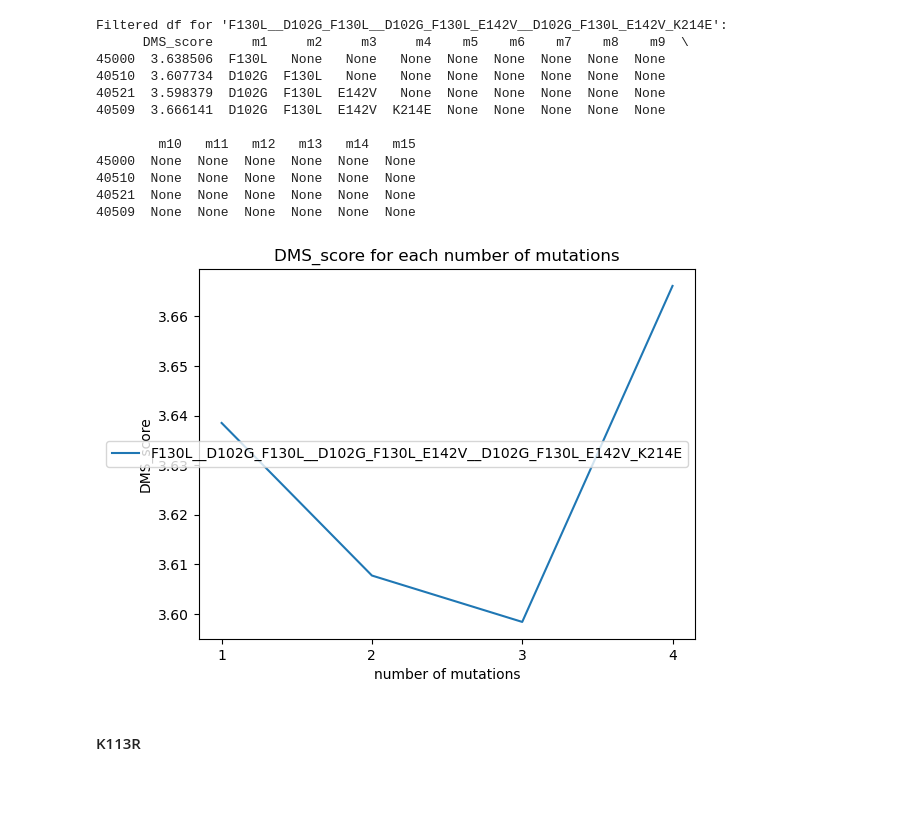
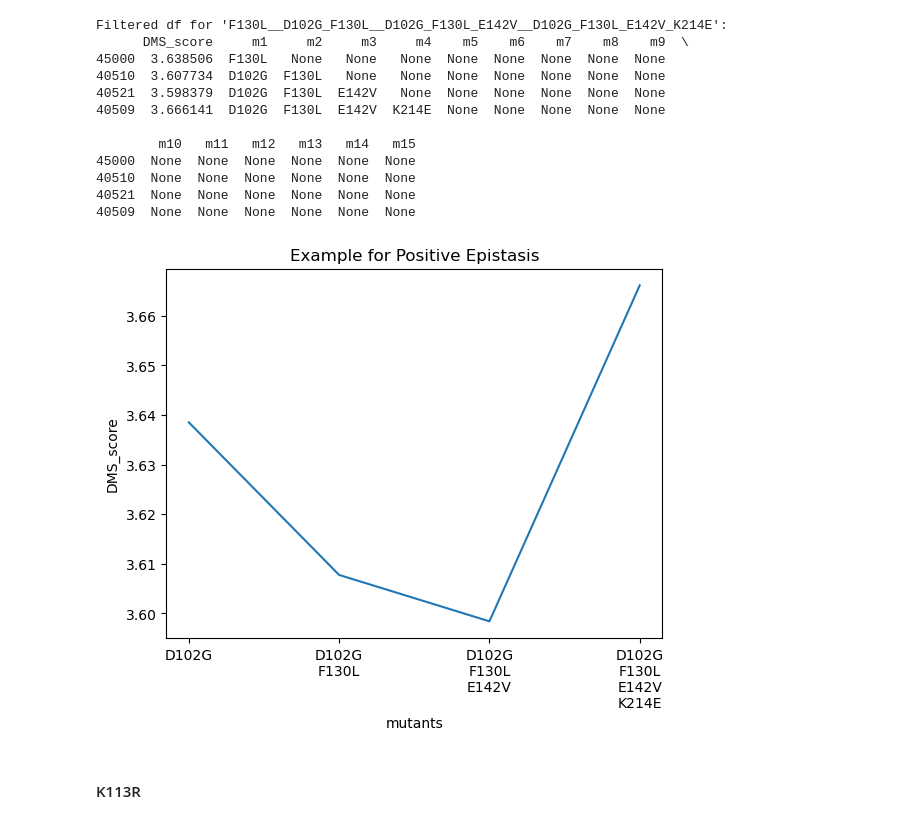
Before and after one commit to datascience-mobi-2023/topic02_team03, a Jupyter notebook: A_plots_4_steps.ipynb, the cells around one changed output. Cells and saved outputs as stored; diff of their text form; code cells hidden in the pictures; blank space fills up the shorter version.

Commit message:
new labels for plot positive epistasis

```diff
--- a/A_plots_4_steps.ipynb
+++ b/A_plots_4_steps.ipynb
@@ -592,25 +592,21 @@ Filtered df for 'F130L__D102G_F130L__D102G_F130L_E142V__D102G_F130L_E142V_K214E'
 # %%
 # line plot df_step_1_to_4_by_sorted_key_4['F130L__D102G_F130L__D102G_F130L_E142V__D102G_F130L_E142V_K214E']
 # create a new figure
 plt.figure()
 # plot df_step_1_to_4_by_sorted_key_4['D102G_F130L_E142V_K214E']
-plt.plot([1, 2, 3, 4], df_step_1_to_4_by_sorted_key_4['F130L__D102G_F130L__D102G_F130L_E142V__D102G_F130L_E142V_K214E']['DMS_score'], label='F130L__D102G_F130L__D102G_F130L_E142V__D102G_F130L_E142V_K214E')
-# set the scale of the x-axis to display only integers
-plt.xticks(range(min([1, 2, 3, 4]), max([1, 2, 3, 4])+1, 1))
+plt.plot(['D102G', 'D102G\nF130L', 'D102G\nF130L\nE142V', 'D102G\nF130L\nE142V\nK214E'], df_step_1_to_4_by_sorted_key_4['F130L__D102G_F130L__D102G_F130L_E142V__D102G_F130L_E142V_K214E']['DMS_score'], label='Example for Positive Epistasis')
 # set title
-plt.title('DMS_score for each number of mutations')
+plt.title('Example for Positive Epistasis')
 # set x-axis label
-plt.xlabel('number of mutations')
+plt.xlabel('mutants')
 # set y-axis label
 plt.ylabel('DMS_score')
-# set legend
-plt.legend()
 # save figure
-plt.savefig(f"F130L__D102G_F130L__D102G_F130L_E142V__D102G_F130L_E142V_K214E.png")
+plt.savefig(f"Example for Positive Epistasis.png")
 # show figure
 plt.show()
 # %% [output]
-[figure, old version]
+[figure, new version]
 # %% [markdown]
 #### K113R
 # %%
```
Also changed, not shown: parts of 26 cells of this notebook, 3 other files.
